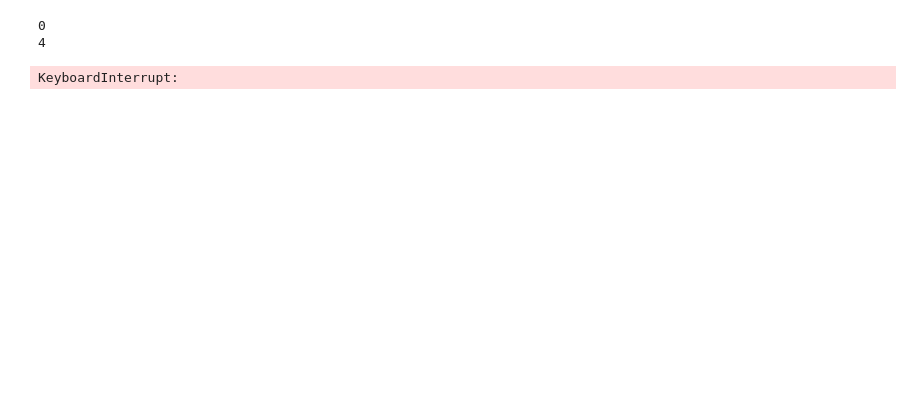
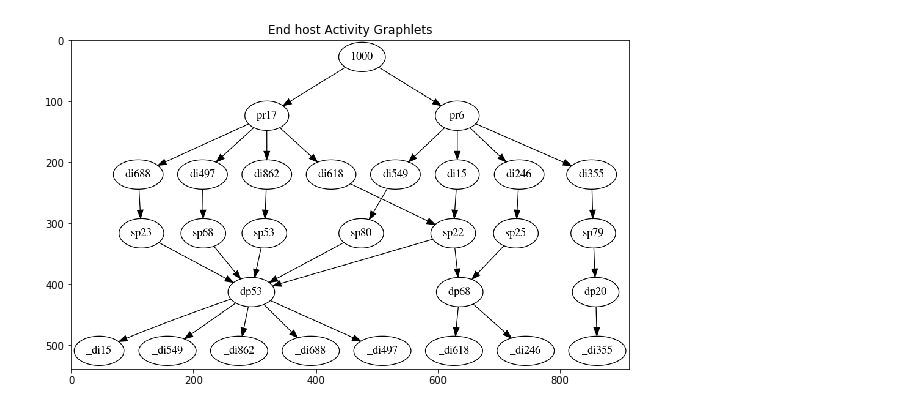
Before and after one commit to BekeleNatan/DMN-EndHost-Classification, a Jupyter notebook: SVM-classification.ipynb, the cells around one changed output. Saved outputs shown, nothing was run; the diff lists cells and outputs as text; code cells hidden in the pictures; blank space fills up the shorter version.

```diff
--- a/SVM-classification.ipynb
+++ b/SVM-classification.ipynb
@@ -95,10 +59,0 @@ acc = accuracy_score(y_test, y_pred)
-# %%
-gram_matrix = np.zeros((len(X), len(X)))
-for i in range(len(X)):
-    for j in range(i,len(X)):
-        gram_matrix[i][j] = compute_random_walk_kernel(X[i], X[j])
-    if i % 4 == 0 : print(i)
-# %% [output]
-0
-4
-KeyboardInterrupt:
@@ -120,0 +60,8 @@ for l
+# %%
+img = plt.imread('act.png')
+plt.figure(figsize=(10,10))
+plt.imshow(img)
+plt.title('End host Activity Graphlets')
+plt.show()
+# %% [output]
+[figure, added]
```
Also changed, not shown: parts of 29 cells of this notebook, 2 other files.
